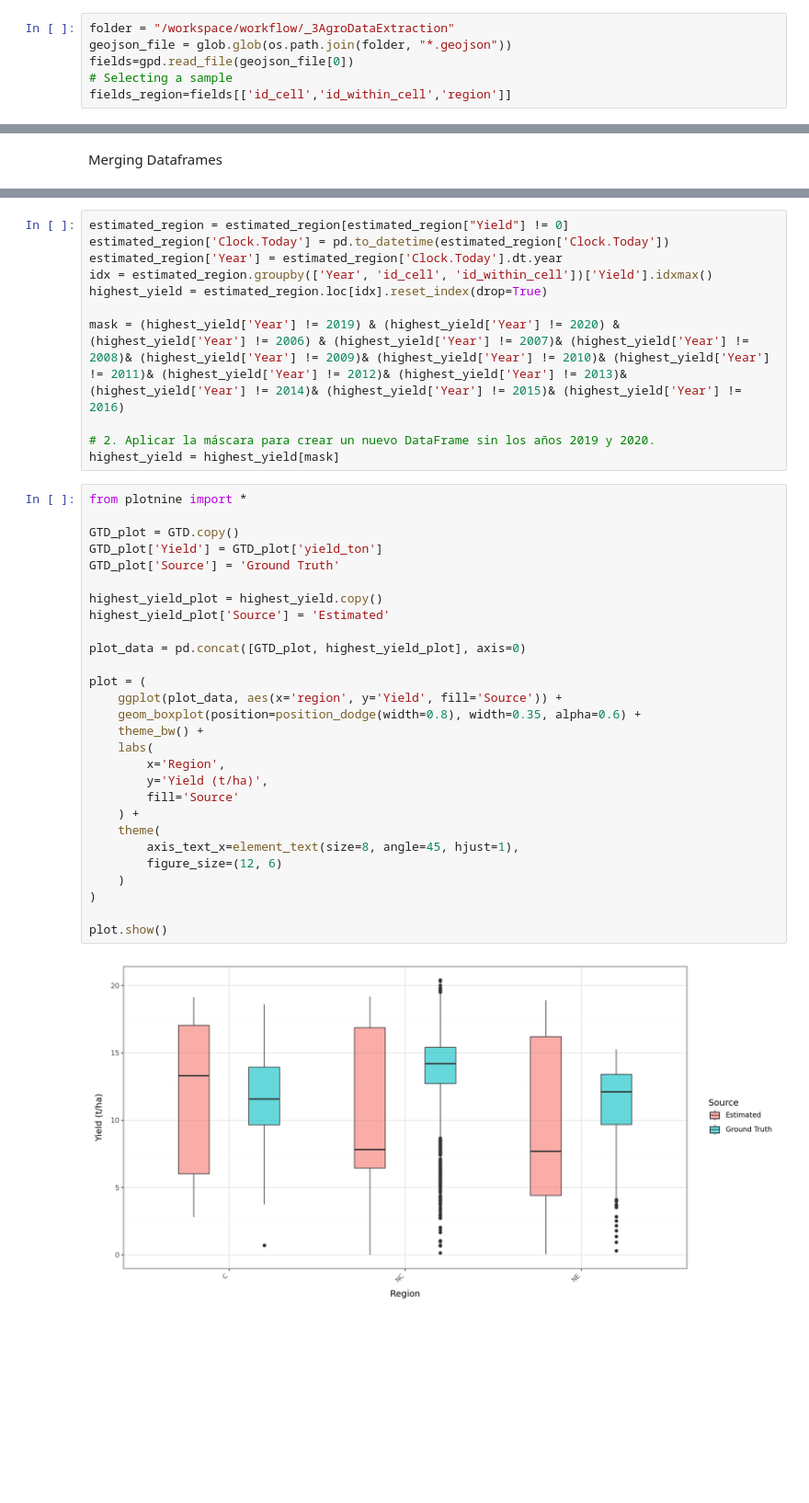
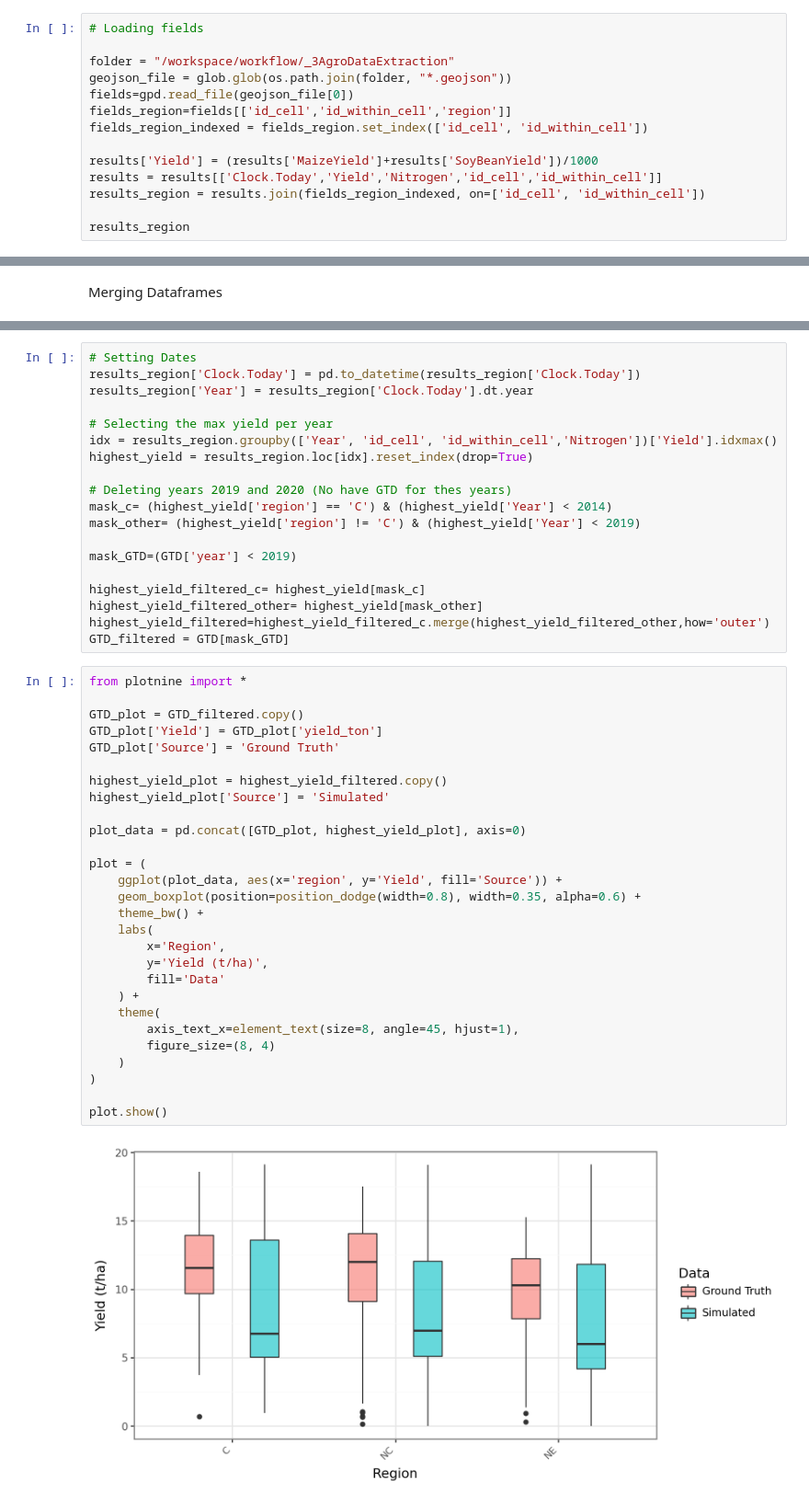
Before and after one commit to Ciampitti-Lab/ApsimxpyModule, a Jupyter notebook: workflow/_6EvaluationNotebooks/ExploratoryAnalysis.ipynb, the cells around one changed output, grey strips where cells are left out. Shown at 92% size. Drawn from its saved outputs; the diff is of its cells as text; blank space fills up the shorter version.

```diff
--- a/workflow/_6EvaluationNotebooks/ResultsAnalysis.ipynb
+++ b/workflow/_6EvaluationNotebooks/ExploratoryAnalysis.ipynb
@@ -112,8 +89,16 @@ plot.show()
 # %% [markdown]
 # Comparation
 # %%
+# Loading fields
+
 folder = "/workspace/workflow/_3AgroDataExtraction"
 geojson_file = glob.glob(os.path.join(folder, "*.geojson"))
 fields=gpd.read_file(geojson_file[0])
-# Selecting a sample
 fields_region=fields[['id_cell','id_within_cell','region']]
+fields_region_indexed = fields_region.set_index(['id_cell', 'id_within_cell'])
+
+results['Yield'] = (results['MaizeYield']+results['SoyBeanYield'])/1000
+results = results[['Clock.Today','Yield','Nitrogen','id_cell','id_within_cell']]
+results_region = results.join(fields_region_indexed, on=['id_cell', 'id_within_cell'])
+
+results_region
@@ -146,41 +121,49 @@ estimated_region
 # %%
-estimated_region = estimated_region[estimated_region["Yield"] != 0]
-estimated_region['Clock.Today'] = pd.to_datetime(estimated_region['Clock.Today'])
-estimated_region['Year'] = estimated_region['Clock.Today'].dt.year
-idx = estimated_region.groupby(['Year', 'id_cell', 'id_within_cell'])['Yield'].idxmax()
-highest_yield = estimated_region.loc[idx].reset_index(drop=True)
+# Setting Dates
+results_region['Clock.Today'] = pd.to_datetime(results_region['Clock.Today'])
+results_region['Year'] = results_region['Clock.Today'].dt.year
 
-mask = (highest_yield['Year'] != 2019) & (highest_yield['Year'] != 2020) & (highest_yield['Year'] != 2006) & (highest_yield['Year'] != 2007)& (highest_yield['Year'] != 2008)& (highest_yield['Year'] != 2009)& (highest_yield['Year'] != 2010)& (highest_yield['Year'] != 2011)& (highest_yield['Year'] != 2012)& (highest_yield['Year'] != 2013)& (highest_yield['Year'] != 2014)& (highest_yield['Year'] != 2015)& (highest_yield['Year'] != 2016)
+# Selecting the max yield per year
+idx = results_region.groupby(['Year', 'id_cell', 'id_within_cell','Nitrogen'])['Yield'].idxmax()
+highest_yield = results_region.loc[idx].reset_index(drop=True)
 
-# 2. Aplicar la máscara para crear un nuevo DataFrame sin los años 2019 y 2020.
-highest_yield = highest_yield[mask]
+# Deleting years 2019 and 2020 (No have GTD for thes years)
+mask_c= (highest_yield['region'] == 'C') & (highest_yield['Year'] < 2014)
+mask_other= (highest_yield['region'] != 'C') & (highest_yield['Year'] < 2019)
+
+mask_GTD=(GTD['year'] < 2019)
+
+highest_yield_filtered_c= highest_yield[mask_c]
+highest_yield_filtered_other= highest_yield[mask_other]
+highest_yield_filtered=highest_yield_filtered_c.merge(highest_yield_filtered_other,how='outer')
+GTD_filtered = GTD[mask_GTD]
 # %%
 from plotnine import *
 
-GTD_plot = GTD.copy()
+GTD_plot = GTD_filtered.copy()
 GTD_plot['Yield'] = GTD_plot['yield_ton']
 GTD_plot['Source'] = 'Ground Truth'
 
-highest_yield_plot = highest_yield.copy()
-highest_yield_plot['Source'] = 'Estimated'
+highest_yield_plot = highest_yield_filtered.copy()
+highest_yield_plot['Source'] = 'Simulated'
 
 plot_data = pd.concat([GTD_plot, highest_yield_plot], axis=0)
 
 plot = (
     ggplot(plot_data, aes(x='region', y='Yield', fill='Source')) +
     geom_boxplot(position=position_dodge(width=0.8), width=0.35, alpha=0.6) +
     theme_bw() +
     labs(
         x='Region',
         y='Yield (t/ha)',
-        fill='Source'
+        fill='Data'
     ) +
     theme(
         axis_text_x=element_text(size=8, angle=45, hjust=1),
-        figure_size=(12, 6)
+        figure_size=(8, 4)
     )
 )
 
 plot.show()
 # %% [output]
-[figure, old version]
+[figure, new version]
```
Also changed, not shown: parts of 8 cells of this notebook, 2 other files.
